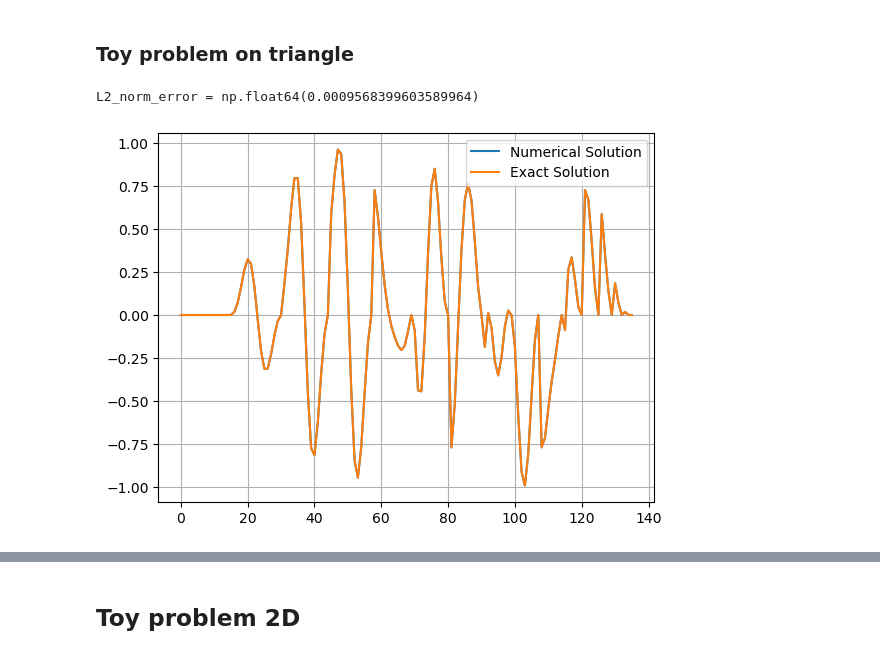
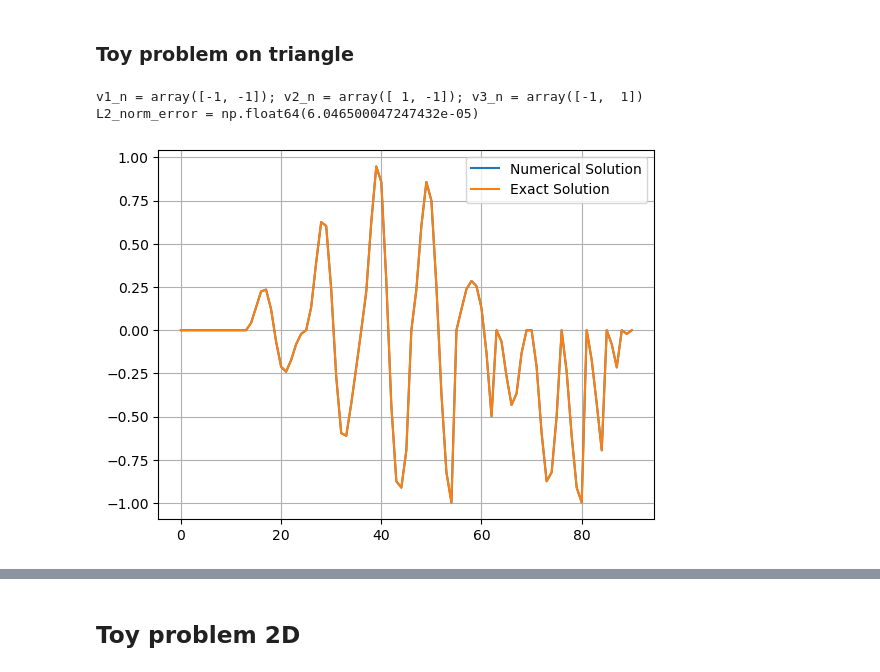
Before and after one commit to JeppeKlitgaard/02689-Advanced-Numerical-Methods, a Jupyter notebook: assignment_3/tb_sem.ipynb, the cells around one changed output, grey strips where cells are left out. Drawn from its saved outputs; the diff is of its cells as text; code cells hidden in the pictures.

```diff
--- a/assignment_3/tb_sem.ipynb
+++ b/assignment_3/tb_sem.ipynb
@@ -625,15 +625,11 @@ def Dmatrices2D_xy(Dr, Ds, rx, sx, ry, sy):
 #     D_y = np.diag(ry) @ Dr + np.diag(sy) @ Ds
 #     return D_x, D_y
 
-def solve_toy_pde(N, u_exact = u_exact, f_rhs = f_rhs):
+def solve_toy_pde(N, v1_test, v2_test, v3_test, u_exact = u_exact, f_rhs = f_rhs, ):
 
     x_equilateral, y_equilateral = nodes2d(N)
     r, s = equilateral2rs(x_equilateral, y_equilateral)
-    # v1_test, v2_test, v3_test = np.array([-1, -1]), np.array([1, -1]), np.array([-1, 1])
-    # v1_test, v2_test, v3_test = np.array([-1, 1]), np.array([2, 8]), np.array([5, 7])
-    v1_test, v2_test, v3_test = np.array([-1, -1]), np.array([1, -1]), np.array([1, 3])
     x, y = Psi(r, s, v1_test, v2_test, v3_test)
-
     u_true = u_exact(x, y)
     f_test = f_rhs(x, y)
 
@@ -657,38 +653,59 @@ def solve_toy_pde(N, u_exact = u_exact, f_rhs = f_rhs):
     def face_masks_triangle(r, s, tol=1e-10):
         fmask1 = np.where(np.abs(s + 1.0) < tol)[0]          # s = -1
         fmask2 = np.where(np.abs(r + s) < tol)[0]            # r + s = 0
         fmask3 = np.where(np.abs(r + 1.0) < tol)[0]          # r = -1
         return fmask1, fmask2, fmask3
 
     fmask1, fmask2, fmask3 = face_masks_triangle(r, s, tol=1e-10)
 
     Fmask = np.concatenate([fmask1, fmask2, fmask3])        # indices of all face nodes
 
     for idx in Fmask:
         L_N[idx, :] = 0
         L_N[idx, idx] = 1
         f_test[idx] = u_true[idx]
 
     u_num = linalg.solve(L_N, f_test)
     err = u_num - u_true
     L2_norm_error = np.sqrt(err @ M @ err)
     # print(L2_norm_error)
 
-    return L2_norm_error, u_num, u_true, x, y, v1_test, v2_test, v3_test
+    return L2_norm_error, u_num, u_true, x, y
 
 
-N = 15
-L2_norm_error, u_num, u_true, x, y, v1_test, v2_test, v3_test = solve_toy_pde(N, u_exact=u_exact, f_rhs=f_rhs)
+V_x = np.array([-1, 1, 1, -1])
+V_y = np.array([-1, -1, 1, 1])
+EtoV = np.array([[1, 2, 4],
+                [2, 3, 4]]) - 1
+
+n_element = 0
+x_vertex_n, y_vertex_n = V_x[EtoV[n_element, :]], V_y[EtoV[n_element, :]]
+v1_n = np.array([x_vertex_n[0], y_vertex_n[0]])
+v2_n = np.array([x_vertex_n[1], y_vertex_n[1]])
+v3_n = np.array([x_vertex_n[2], y_vertex_n[2]])
+
+# v1_test, v2_test, v3_test = np.array([-1, -1]), np.array([1, -1]), np.array([-1, 1])
+# v1_test, v2_test, v3_test = np.array([-1, 1]), np.array([2, 8]), np.array([5, 7])
+# v1_n, v2_n, v3_n = np.array([-1, -1]), np.array([1, -1]), np.array([1, 3])
+
+print(f"{v1_n = }; {v2_n = }; {v3_n = }")
+
+N = 12
+L2_norm_error, u_num, u_true, x, y = solve_toy_pde(
+    N=N, v1_test = v1_n, v2_test = v2_n, v3_test = v3_n,
+    u_exact=u_exact, f_rhs=f_rhs
+)
 
 print(f"{L2_norm_error = }")
 
 plt.plot(u_num, label = "Numerical Solution");
 plt.plot(u_true, label = "Exact Solution");
 plt.legend();
 plt.grid();
 # %% [output]
-L2_norm_error = np.float64(0.0009568399603589964)
+v1_n = array([-1, -1]); v2_n = array([ 1, -1]); v3_n = array([-1,  1])
+L2_norm_error = np.float64(6.046500047247432e-05)
-[figure, old version]
+[figure, new version]
 # %%
 N_array = np.arange(5, 35)
 results_array = np.zeros(N_array.shape[0])
```
Also changed, not shown: parts of 25 cells of this notebook.
